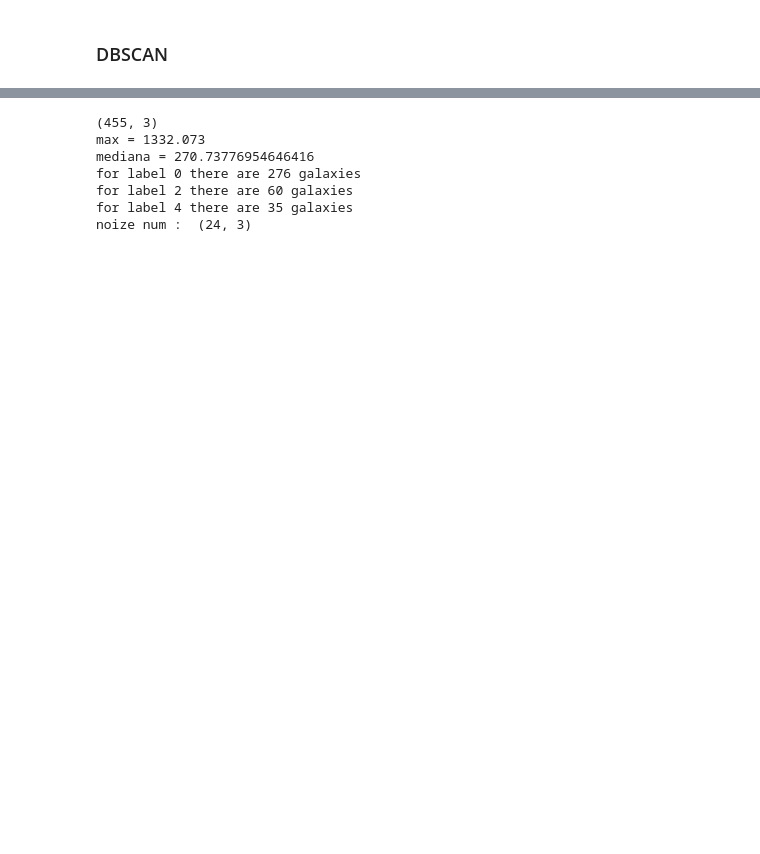
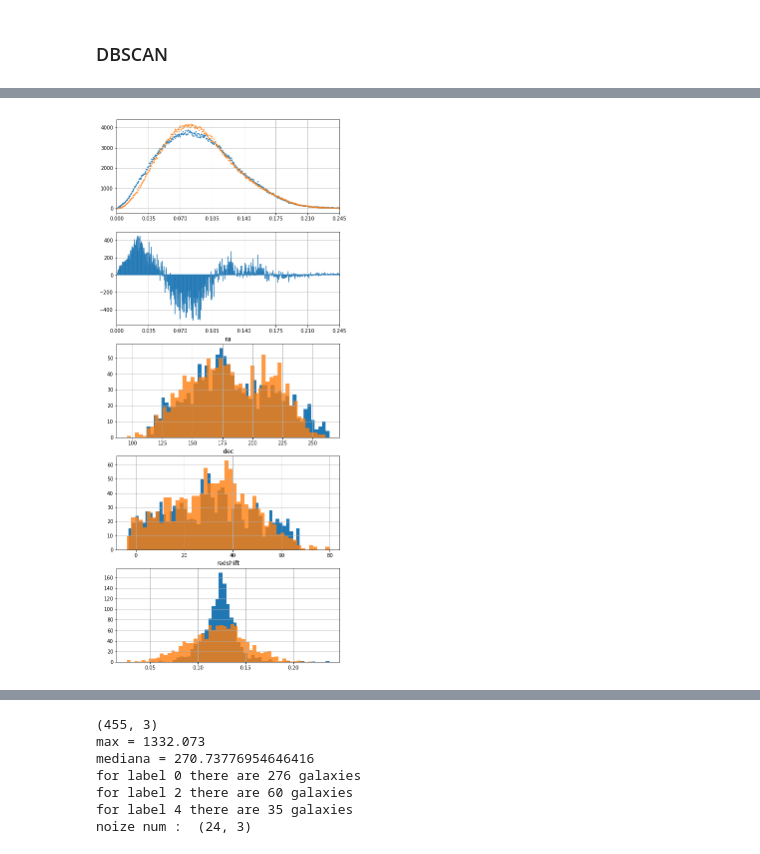
Before and after one commit to goshasty/diary_for_scientific_work, a Jupyter notebook: Analyze Abell.ipynb, the cells around one changed output, grey strips where cells are left out. Cells and saved outputs as stored; diff of their text form; code cells hidden in the pictures; blank space fills up the shorter version.

```diff
--- a/Analyze Abell.ipynb
+++ b/Analyze Abell.ipynb
@@ -248,0 +459,5 @@ print(points_xyz.shape)
+# %%
+plot_results(arr_cl_dummy, 500, 0.245, mod_mix=3)
+#plot_results(tmp, 2000, 0.25)
+# %% [output]
+[figure, added]
```
Also changed, not shown: parts of 65 cells of this notebook, 12 other files.
